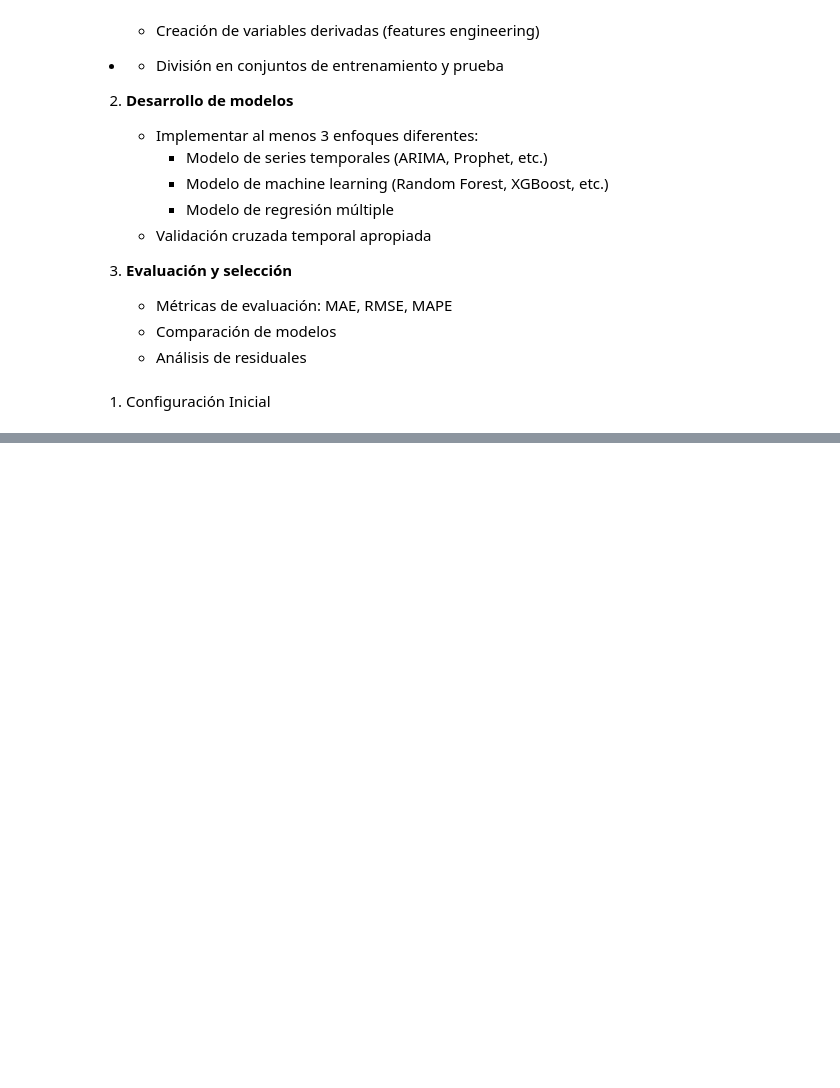
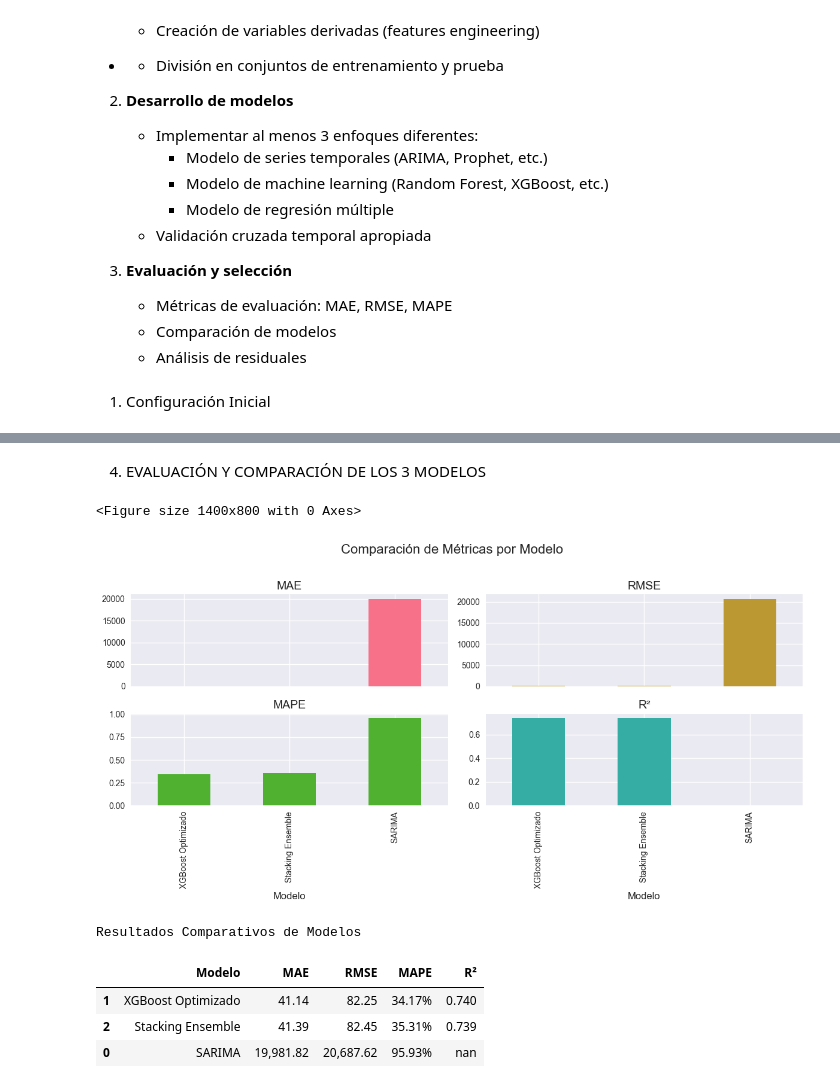
Before and after one commit to KeniaTepas/prueba-tecnica-el-buen-gusto, a Jupyter notebook: notebooks/modelado_predictivo.ipynb, the cells around one changed output, grey strips where cells are left out. Saved outputs shown, nothing was run; the diff lists cells and outputs as text; code cells hidden in the pictures; blank space fills up the shorter version.

```diff
--- a/notebooks/modelado_predictivo.ipynb
+++ b/notebooks/modelado_predictivo.ipynb
@@ -49,0 +439,41 @@ warnings.filterwarnings('ignore')
+# %% [markdown]
+4. EVALUACIÓN Y COMPARACIÓN DE LOS 3 MODELOS
+# %%
+# Resultados comparativos
+results = pd.DataFrame({
+    'Modelo': ['SARIMA', 'XGBoost Optimizado', 'Stacking Ensemble'],
+    'MAE': [sarima_mae, xgb_mae, stacking_mae],
+    'RMSE': [sarima_rmse, xgb_rmse, stacking_rmse],
+    'MAPE': [sarima_mape, xgb_mape, stacking_mape],
+    'R²': [np.nan, xgb_r2, stacking_r2]
+}).sort_values('MAE')
+
+# Visualización comparativa
+plt.figure(figsize=(14, 8))
+results.set_index('Modelo').plot(kind='bar', subplots=True, layout=(2, 2), legend=False)
+plt.suptitle('Comparación de Métricas por Modelo', y=1.02, fontsize=16)
+plt.tight_layout()
+plt.show()
+
+# Tabla de resultados con estilo
+def highlight_min(s):
+    is_min = s == s.min()
+    return ['background-color: lightgreen' if v else '' for v in is_min]
+
+display(results.style
+       .format({
+           'MAE': '{:,.2f}',
+           'RMSE': '{:,.2f}',
+           'MAPE': '{:.2%}',
+           'R²': '{:.3f}'
+       })
+       .apply(highlight_min, subset=['MAE', 'RMSE', 'MAPE'])
+       .set_caption('Resultados Comparativos de Modelos'))
+# %% [output]
+<Figure size 1400x800 with 0 Axes>
+[figure, added]
+Resultados Comparativos de Modelos
+|  | Modelo | MAE | RMSE | MAPE | R² |
+| 1 | XGBoost Optimizado | 41.14 | 82.25 | 34.17% | 0.740 |
+| 2 | Stacking Ensemble | 41.39 | 82.45 | 35.31% | 0.739 |
+| 0 | SARIMA | 19,981.82 | 20,687.62 | 95.93% | nan |
```
Also changed, not shown: parts of 20 cells of this notebook, 1 other file.
